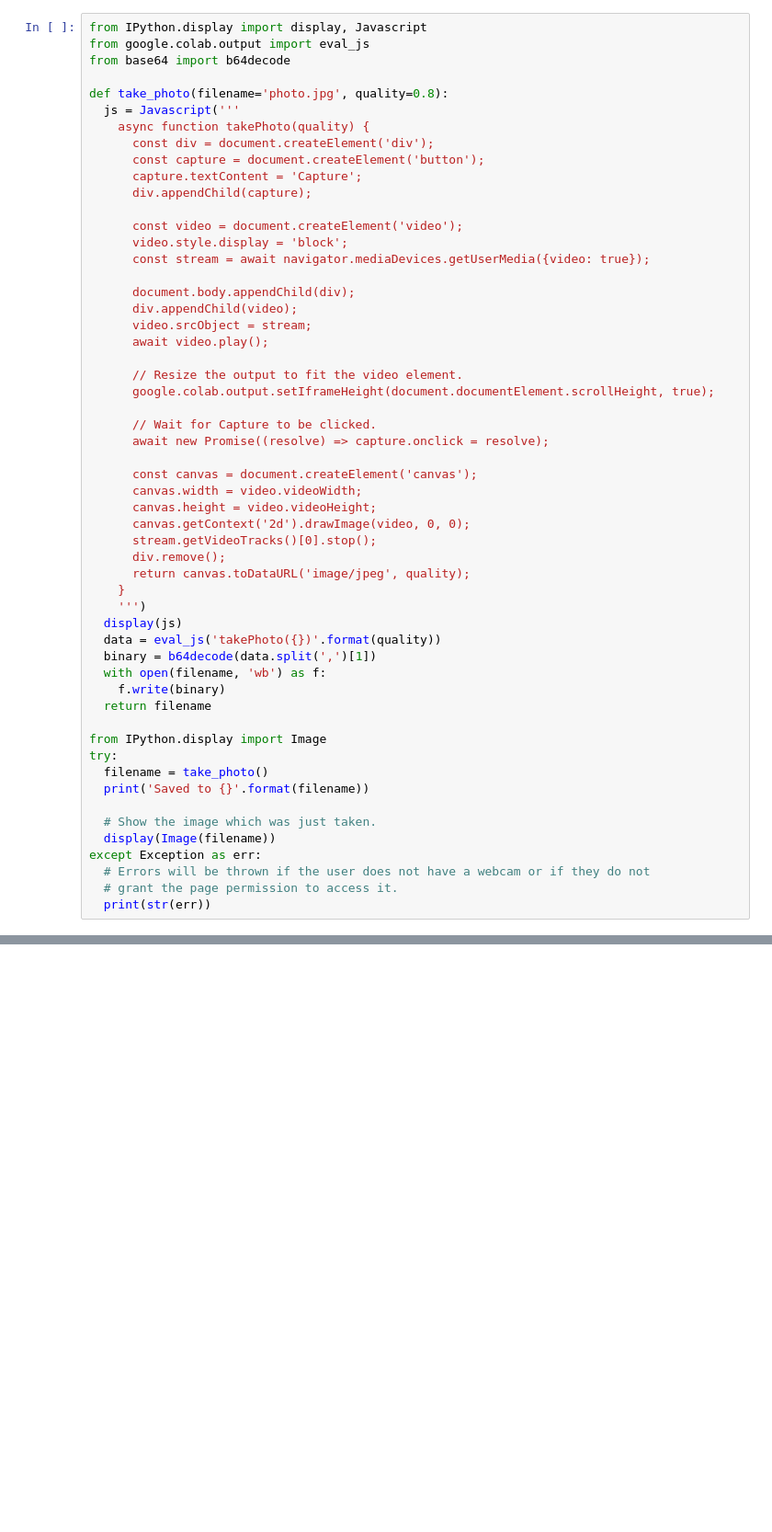
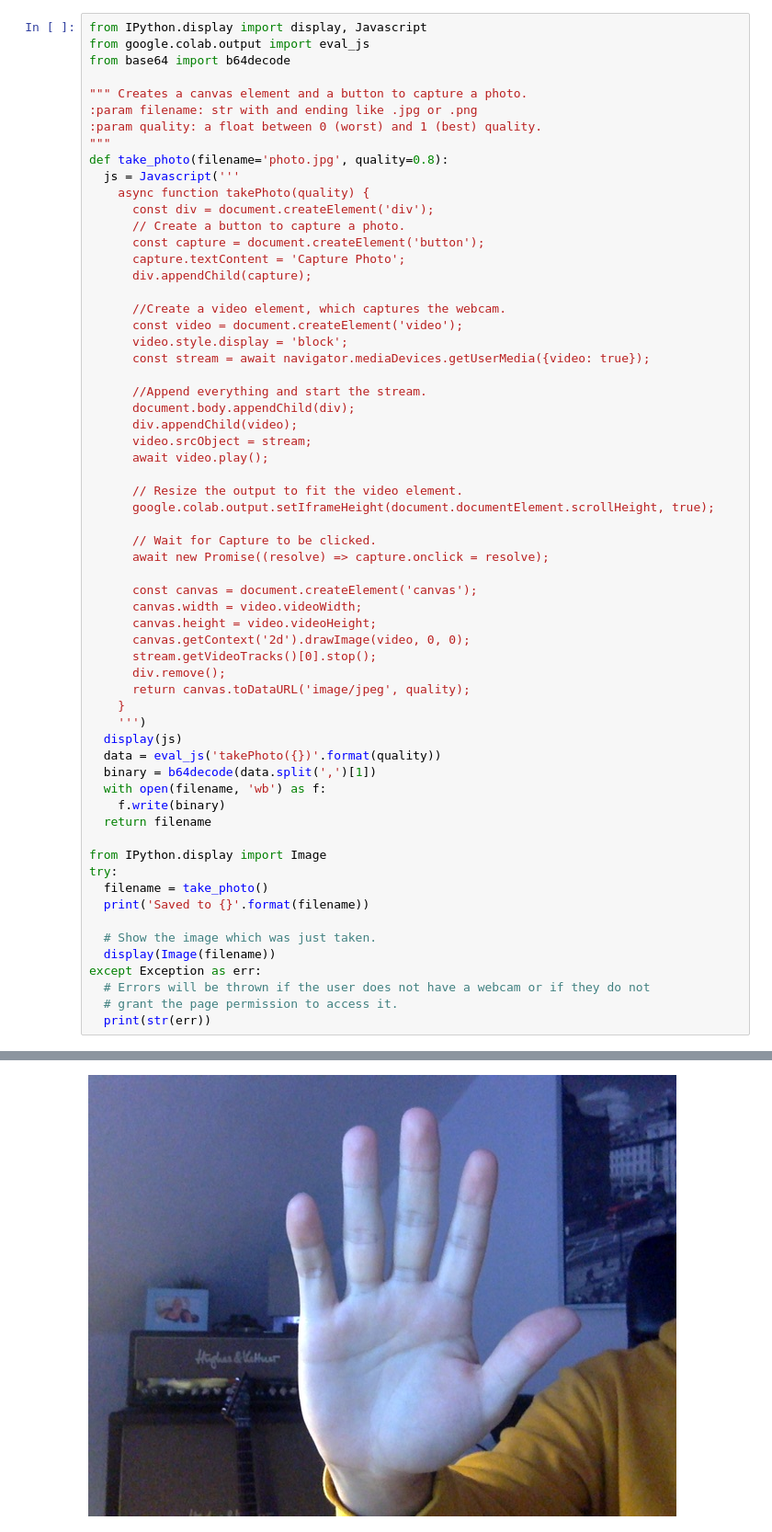
Before and after one commit to uol-mediaprocessing-201920/group-projects-hand-gesture, a Jupyter notebook: main_Hand_Gestures.ipynb, the cells around one changed output, grey strips where cells are left out. Shown at 92% size. Saved outputs shown, nothing was run; the diff lists cells and outputs as text; blank space fills up the shorter version.

```diff
--- a/main_Hand_Gestures.ipynb
+++ b/main_Hand_Gestures.ipynb
@@ -37,18 +37,25 @@ from IPython.display import display, Javascript
 from google.colab.output import eval_js
 from base64 import b64decode
 
+""" Creates a canvas element and a button to capture a photo.
+:param filename: str with and ending like .jpg or .png
+:param quality: a float between 0 (worst) and 1 (best) quality.
+"""
 def take_photo(filename='photo.jpg', quality=0.8):
   js = Javascript('''
     async function takePhoto(quality) {
       const div = document.createElement('div');
+      // Create a button to capture a photo.
       const capture = document.createElement('button');
-      capture.textContent = 'Capture';
+      capture.textContent = 'Capture Photo';
       div.appendChild(capture);
 
+      //Create a video element, which captures the webcam.
       const video = document.createElement('video');
       video.style.display = 'block';
       const stream = await navigator.mediaDevices.getUserMedia({video: true});
 
+      //Append everything and start the stream.
       document.body.appendChild(div);
       div.appendChild(video);
       video.srcObject = stream;
@@ -92,0 +100 @@ KeyboardInterrupt: ignored
+[figure, added]
```
Also changed, not shown: parts of 4 cells of this notebook.
